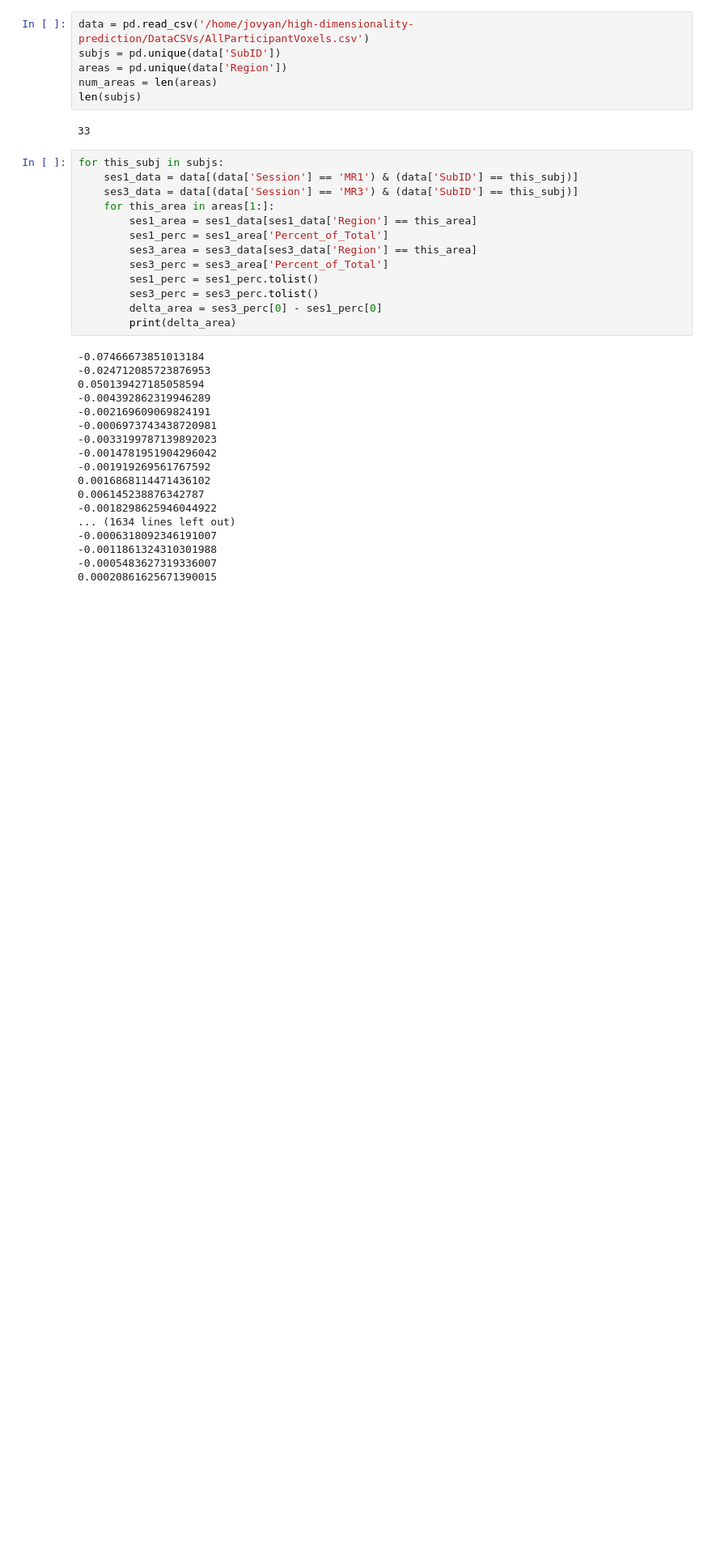
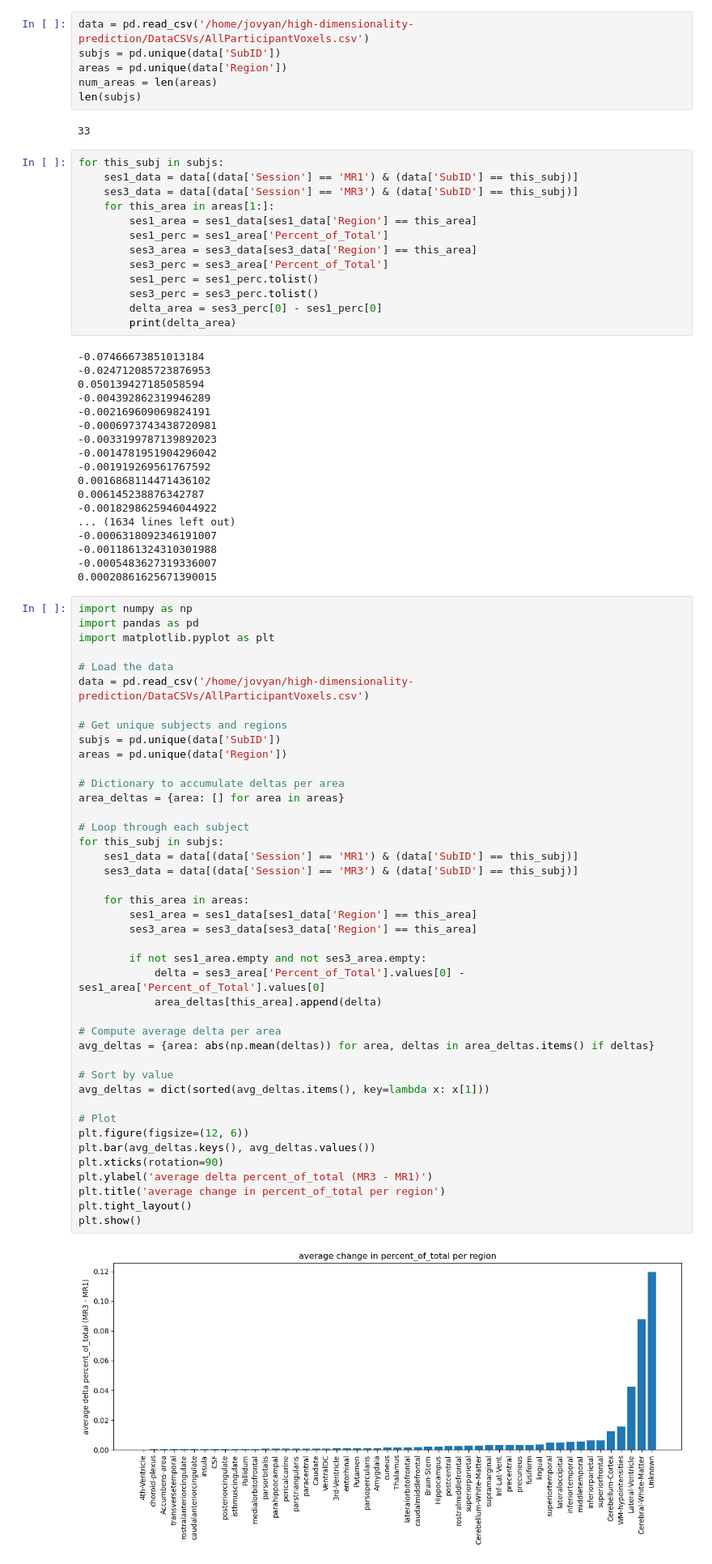
Before and after one commit to ricardjocelyn/high-dimensionality-prediction, a Jupyter notebook: brain_area_comparison.ipynb, the cells around one changed output. Shown at 81% size. Cells and saved outputs as stored; diff of their text form; blank space fills up the shorter version.

Commit message:
add plotting

```diff
--- a/brain_area_comparison.ipynb
+++ b/brain_area_comparison.ipynb
@@ -47,3 +47,47 @@ for this_subj in subjs:
 -0.0011861324310301988
 -0.0005483627319336007
 0.00020861625671390015
+# %%
+import numpy as np
+import pandas as pd
+import matplotlib.pyplot as plt
+
+# Load the data
+data = pd.read_csv('/home/jovyan/high-dimensionality-prediction/DataCSVs/AllParticipantVoxels.csv')
+
+# Get unique subjects and regions
+subjs = pd.unique(data['SubID'])
+areas = pd.unique(data['Region'])
+
+# Dictionary to accumulate deltas per area
+area_deltas = {area: [] for area in areas}
+
+# Loop through each subject
+for this_subj in subjs:
+    ses1_data = data[(data['Session'] == 'MR1') & (data['SubID'] == this_subj)]
+    ses3_data = data[(data['Session'] == 'MR3') & (data['SubID'] == this_subj)]
+
+    for this_area in areas:
+        ses1_area = ses1_data[ses1_data['Region'] == this_area]
+        ses3_area = ses3_data[ses3_data['Region'] == this_area]
+
+        if not ses1_area.empty and not ses3_area.empty:
+            delta = ses3_area['Percent_of_Total'].values[0] - ses1_area['Percent_of_Total'].values[0]
+            area_deltas[this_area].append(delta)
+
+# Compute average delta per area
+avg_deltas = {area: abs(np.mean(deltas)) for area, deltas in area_deltas.items() if deltas}
+
+# Sort by value
+avg_deltas = dict(sorted(avg_deltas.items(), key=lambda x: x[1]))
+
+# Plot
+plt.figure(figsize=(12, 6))
+plt.bar(avg_deltas.keys(), avg_deltas.values())
+plt.xticks(rotation=90)
+plt.ylabel('average delta percent_of_total (MR3 - MR1)')
+plt.title('average change in percent_of_total per region')
+plt.tight_layout()
+plt.show()
+# %% [output]
+[figure, added]
```
Also changed, not shown: parts of 1 cell of this notebook.
